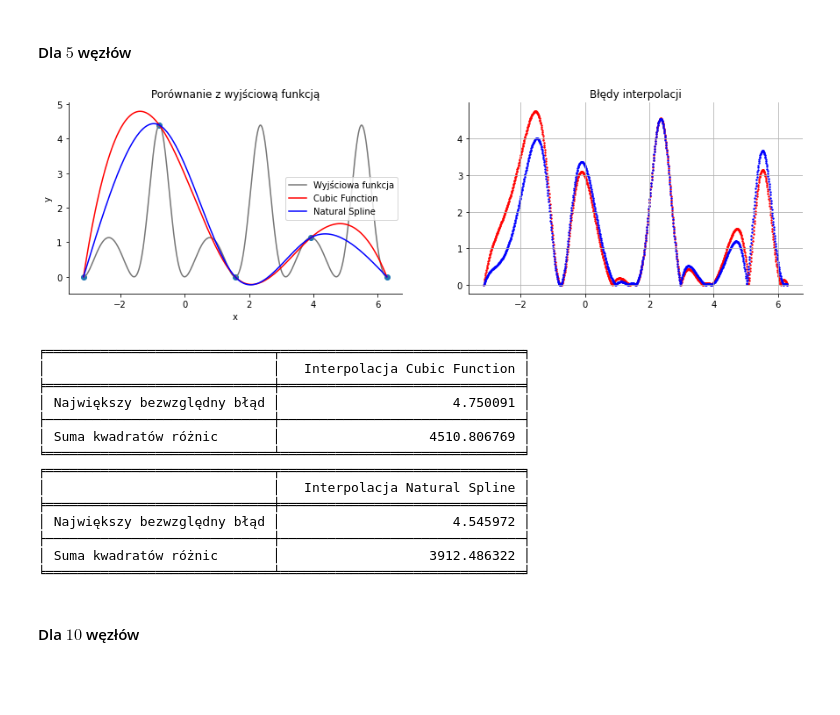
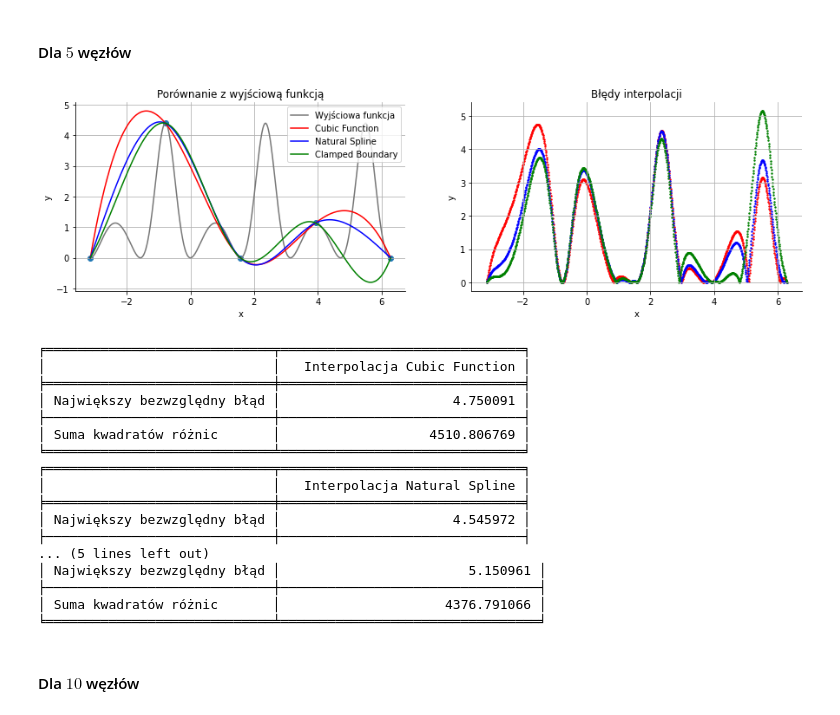
Before and after one commit to MatiPl01/Metody-Obliczeniowe-w-Nauce-i-Technice, a Jupyter notebook: 4. Laboratorium/Zadania/MOwNiT - Funkcje sklejane.ipynb, the cells around one changed output. Cells and saved outputs as stored; diff of their text form; code cells hidden in the pictures; blank space fills up the shorter version.

Commit message:
Added Clamped Boundary condition, almost finished the report

```diff
--- a/4. Laboratorium/Zadania/MOwNiT - Funkcje sklejane.ipynb
+++ b/4. Laboratorium/Zadania/MOwNiT - Funkcje sklejane.ipynb
@@ -130,7 +130,7 @@ def rich_plot(fn_obj: 'Funkcja wyjściowa',
     fns = [fn_obj] + W_objs
     plot_fns(fns, a, b, title=title_comp, step=step, ax=ax[0])
     ax[0].scatter(xs, ys)
-    ax[0].grid()
+    ax[0].grid(visible=True)
 
     # Create errors plot
     xs_ = np.linspace(a, b, N)
@@ -139,7 +139,9 @@ def rich_plot(fn_obj: 'Funkcja wyjściowa',
         diffs = abs_diff(fn_obj.f, W_obj.f, xs_)
         ax[1].scatter(xs_, diffs, s=2, c=im_objs[i].color)
     ax[1].set_title(title_err)
-    ax[1].grid()
+    ax[1].grid(visible=True)
+    ax[1].set_xlabel('x')
+    ax[1].set_ylabel('y')
 
     plt.show()
 
@@ -997,16 +1040,17 @@ for n in (4, 7):
 # %%
 n = 5
 rich_plot(
     PlotFn(g, "#777", "Wyjściowa funkcja"),
     [
         PlotIntep(CubicSpline, 'r', 'Cubic Function', kwargs={'boundary_condition': CubicBoundCond.CubicFunction}),
-        PlotIntep(CubicSpline, 'b', 'Natural Spline', kwargs={'boundary_condition': CubicBoundCond.NaturalSpline})
+        PlotIntep(CubicSpline, 'b', 'Natural Spline', kwargs={'boundary_condition': CubicBoundCond.NaturalSpline}),
+        PlotIntep(CubicSpline, 'g', 'Clamped Boundary', kwargs={'boundary_condition': CubicBoundCond.ClampedBoundary})
     ],
     a, b, n,
     show_errors_details=True
 )
 # %% [output]
-[figure, old version]
+[figure, new version]
 ╒═════════════════════════════╤═══════════════════════════════╕
 │                             │   Interpolacja Cubic Function │
 ╞═════════════════════════════╪═══════════════════════════════╡
@@ -1019,8 +1063,11 @@ rich_plot(
 ╞═════════════════════════════╪═══════════════════════════════╡
 │ Największy bezwzględny błąd │                      4.545972 │
 ├─────────────────────────────┼───────────────────────────────┤
-│ Suma kwadratów różnic       │                   3912.486322 │
-╘═════════════════════════════╧═══════════════════════════════╛
+... (5 lines left out)
+│ Największy bezwzględny błąd │                        5.150961 │
+├─────────────────────────────┼─────────────────────────────────┤
+│ Suma kwadratów różnic       │                     4376.791066 │
+╘═════════════════════════════╧═════════════════════════════════╛
 # %% [markdown]
 #### Dla $10$ węzłów
 # %%
```
Also changed, not shown: parts of 31 cells of this notebook, 1 other file.
